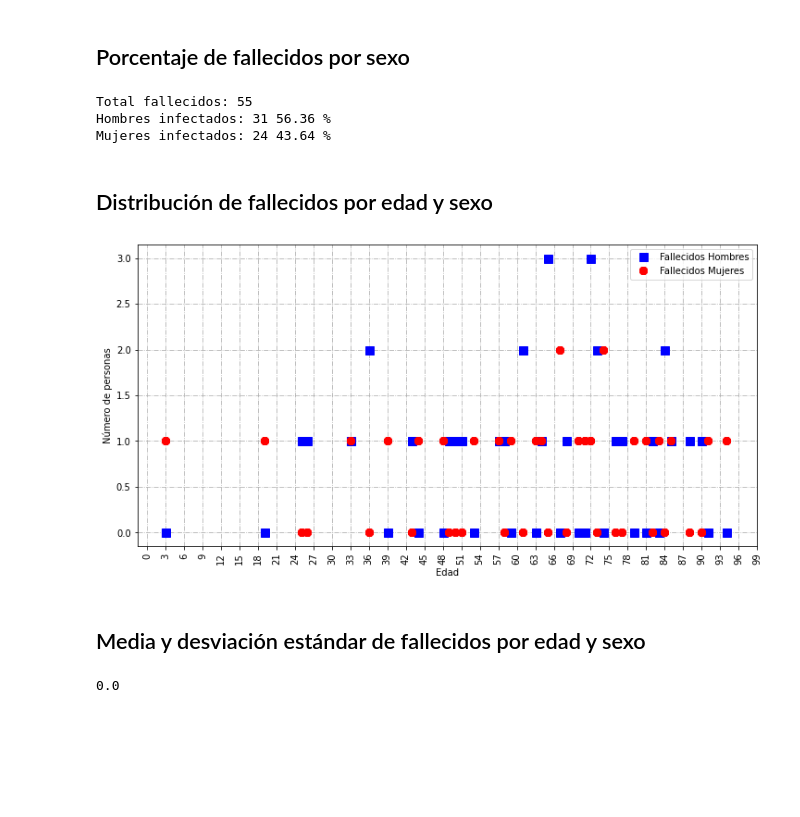
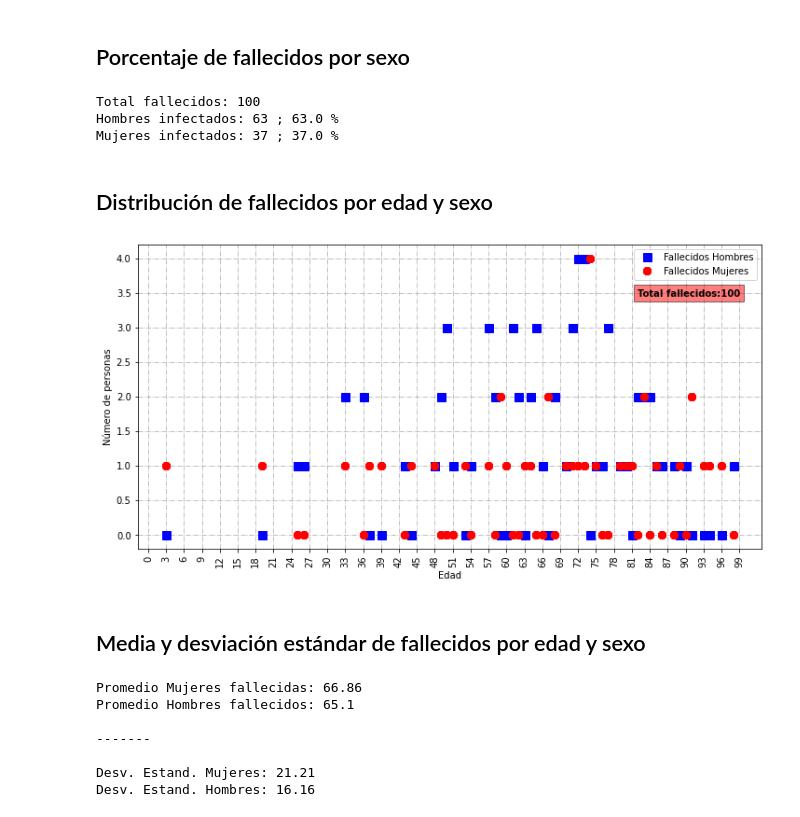
Before and after one commit to suarez-duran-m/covid19Col, a Jupyter notebook: covid19Col.ipynb, the cells around one changed output. Cells and saved outputs as stored; diff of their text form; code cells hidden in the pictures; blank space fills up the shorter version.

```diff
--- a/covid19Col.ipynb
+++ b/covid19Col.ipynb
@@ -8,9 +8,9 @@ sys.path.append('/content/gdrive/My Drive/laboral/proyectos/covid19Col/')
 
 import pandas as pd
 from numpy import array, arange
-from pylab import plot, show, grid, xticks, xlim, rcParams, legend, xlabel, ylabel
+from pylab import plot, show, grid, xticks, xlim, rcParams, legend, xlabel, ylabel, text
 
-filePath = "gdrive/My Drive/laboral/proyectos/covid19Col/Casos1_08abr2020.csv"
+filePath = "gdrive/My Drive/laboral/proyectos/covid19Col/Casos1_12abr2020.csv"
 data = pd.read_csv(filePath)
 # %% [output]
 Drive already mounted at /content/gdrive/; to attempt to forcibly remount, call drive.mount("/content/gdrive/", force_remount=True).
@@ -97,53 +97,52 @@ fllHom = histo.loc['Fallecido'].count('M')
 fllTot = fllMuj + fllHom
 
 print("Total fallecidos:", fllTot)
-print("Hombres infectados:", fllHom, round((fllHom/fllTot)*100,2), "%")
-print("Mujeres infectados:", fllMuj, round((fllMuj/fllTot)*100,2), "%")
+print("Hombres infectados:", fllHom, ";", round((fllHom/fllTot)*100,2), "%")
+print("Mujeres infectados:", fllMuj, ";", round((fllMuj/fllTot)*100,2), "%")
 # %% [output]
-Total fallecidos: 55
-Hombres infectados: 31 56.36 %
-Mujeres infectados: 24 43.64 %
+Total fallecidos: 100
+Hombres infectados: 63 ; 63.0 %
+Mujeres infectados: 37 ; 37.0 %
 # %% [markdown]
 ## Distribución de fallecidos por edad y sexo
 # %%
 histo = fallEdadSexo.groupby(['Atención**','Edad'])['Sexo'].sum()
 rcParams['figure.figsize'] = 12, 6
 
 plot(histo['Fallecido'].str.count('M'),'bs', markersize=9, label='Fallecidos Hombres')
 plot(histo['Fallecido'].str.count('F'),'r8', markersize=8, label='Fallecidos Mujeres')
 xticks(arange(0, 100, step=3.), rotation=90)
 grid(ls='-.')
 #xlim(0,10)
 xlabel('Edad')
 ylabel('Número de personas')
 legend()
+tfll = "Total fallecidos:" + str(fllTot)
+text(82,3.45, tfll, fontsize=10, weight='bold', bbox=dict(facecolor='red', alpha=0.5))
 show()
 # %% [output]
-[figure, old version]
+[figure, new version]
 # %% [markdown]
 ## Media y desviación estándar de fallecidos por edad y sexo
-# %%
-a = fallEdadSexo.groupby(['Atención**'])['Edad'].mean()
-
-b = histo['Fallecido'].str.count('M')
-c = array(histo['Fallecido'].str.count('M'))
-
-print(b.iloc[0].mean())
-# %% [output]
-0.0
 # %%
-#histo['Fallecido'].str.count('M')
-#fallEdadSexo.groupby(['Atención**','Edad'])['Sexo'].sum()
 #meanSex = fechaEdadSexo.groupby('Sexo').mean()
 
-meanSex = fallEdadSexo.groupby(['Atención**','Edad'])['Sexo'].mean()
-stdSex = fallEdadSexo.groupby(['Atención**','Edad'])['Sexo'].std()
+meanSex = fallEdadSexo[fallEdadSexo['Atención**'] == 'Fallecido'].groupby('Sexo').mean()
+stdSex = fallEdadSexo[fallEdadSexo['Atención**'] == 'Fallecido'].groupby('Sexo').std()
 
-print( "Promedio Mujeres:", round(meanSex.iloc[0][0], 2) )
-print( "Promedio Hombres:", round(meanSex.iloc[1][0], 2) )
+print( "Promedio Mujeres fallecidas:", round(meanSex.iloc[0][0], 2) )
+print( "Promedio Hombres fallecidos:", round(meanSex.iloc[1][0], 2) )
 print()
 
 print("-------")
 print()
 print( "Desv. Estand. Mujeres:", round(stdSex.iloc[0][0], 2) )
 print( "Desv. Estand. Hombres:", round(stdSex.iloc[1][0], 2) )
+# %% [output]
+Promedio Mujeres fallecidas: 66.86
+Promedio Hombres fallecidos: 65.1
+
+-------
+
+Desv. Estand. Mujeres: 21.21
+Desv. Estand. Hombres: 16.16
```
Also changed, not shown: parts of 3 cells of this notebook, 2 other files.
